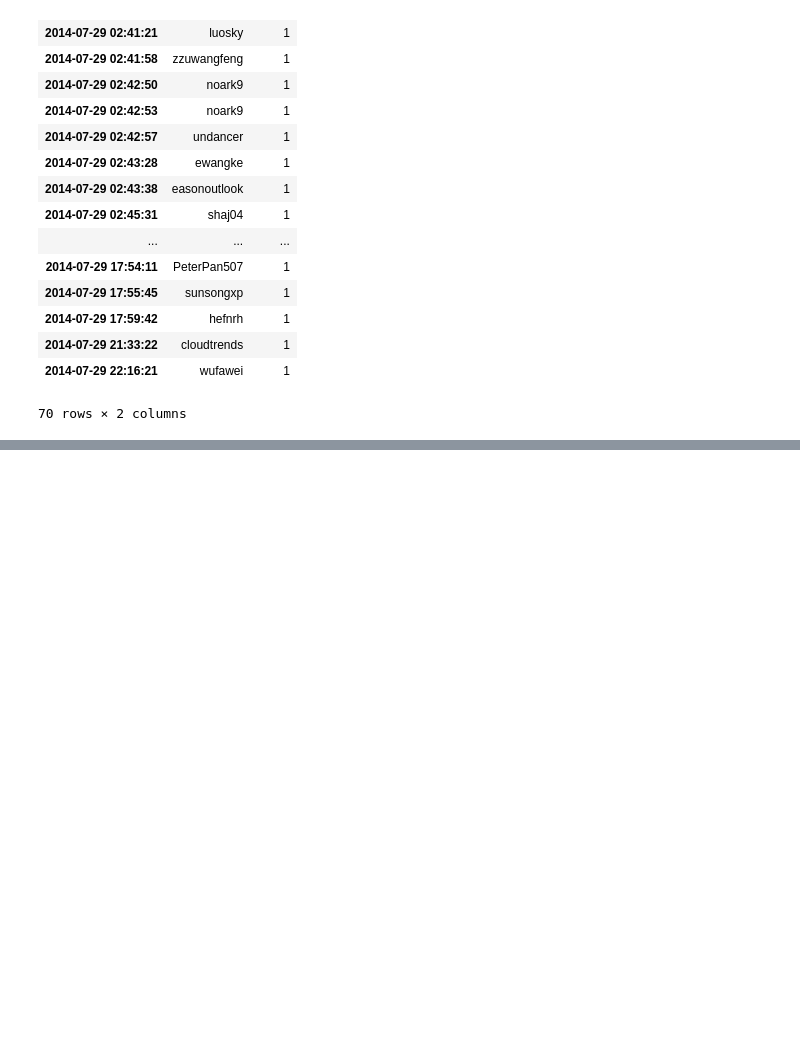
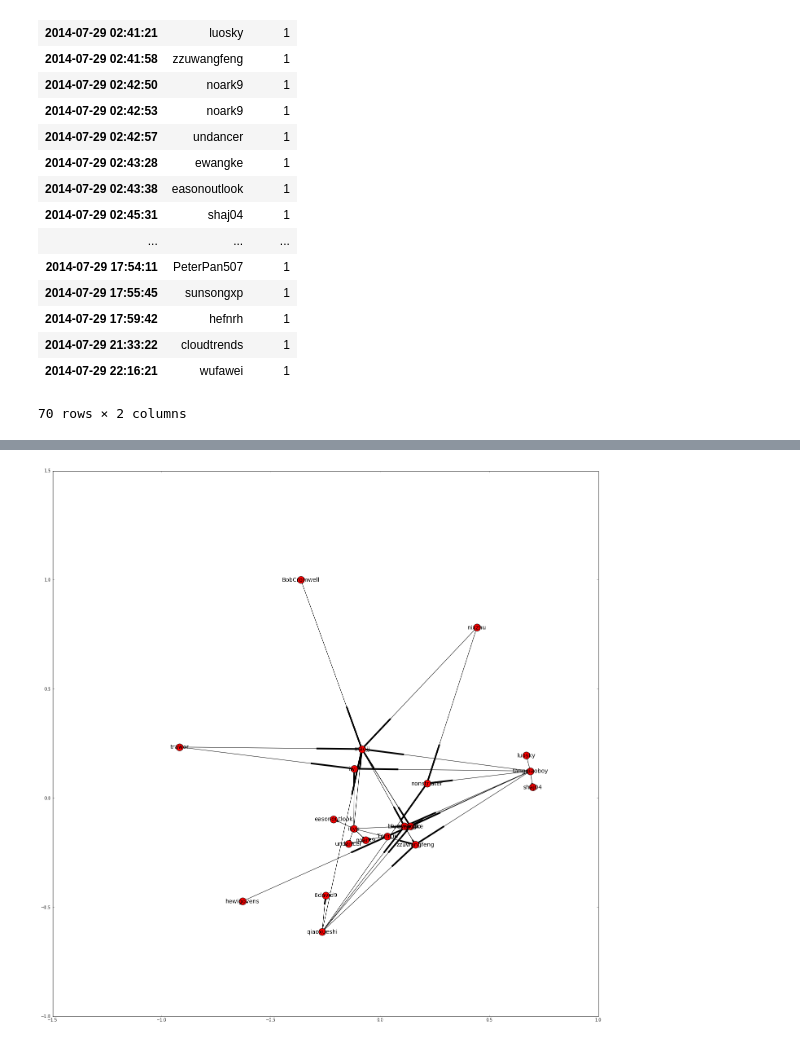
Before and after one commit to ftao/github-spread-analyze, a Jupyter notebook: github-spread.ipynb, the cells around one changed output, grey strips where cells are left out. Cells and saved outputs as stored; diff of their text form; code cells hidden in the pictures; blank space fills up the shorter version.

```diff
--- a/github-spread.ipynb
+++ b/github-spread.ipynb
@@ -482,0 +501,6 @@ Traceback (most recent call last):
+# %%
+plt.figure(figsize=(24,24))
+pos = nx.spring_layout(G)
+nx.draw_networkx(G, pos=pos, font_size=14)
+# %% [output]
+[figure, added]
```
Also changed, not shown: parts of 16 cells of this notebook, 5 other files.
